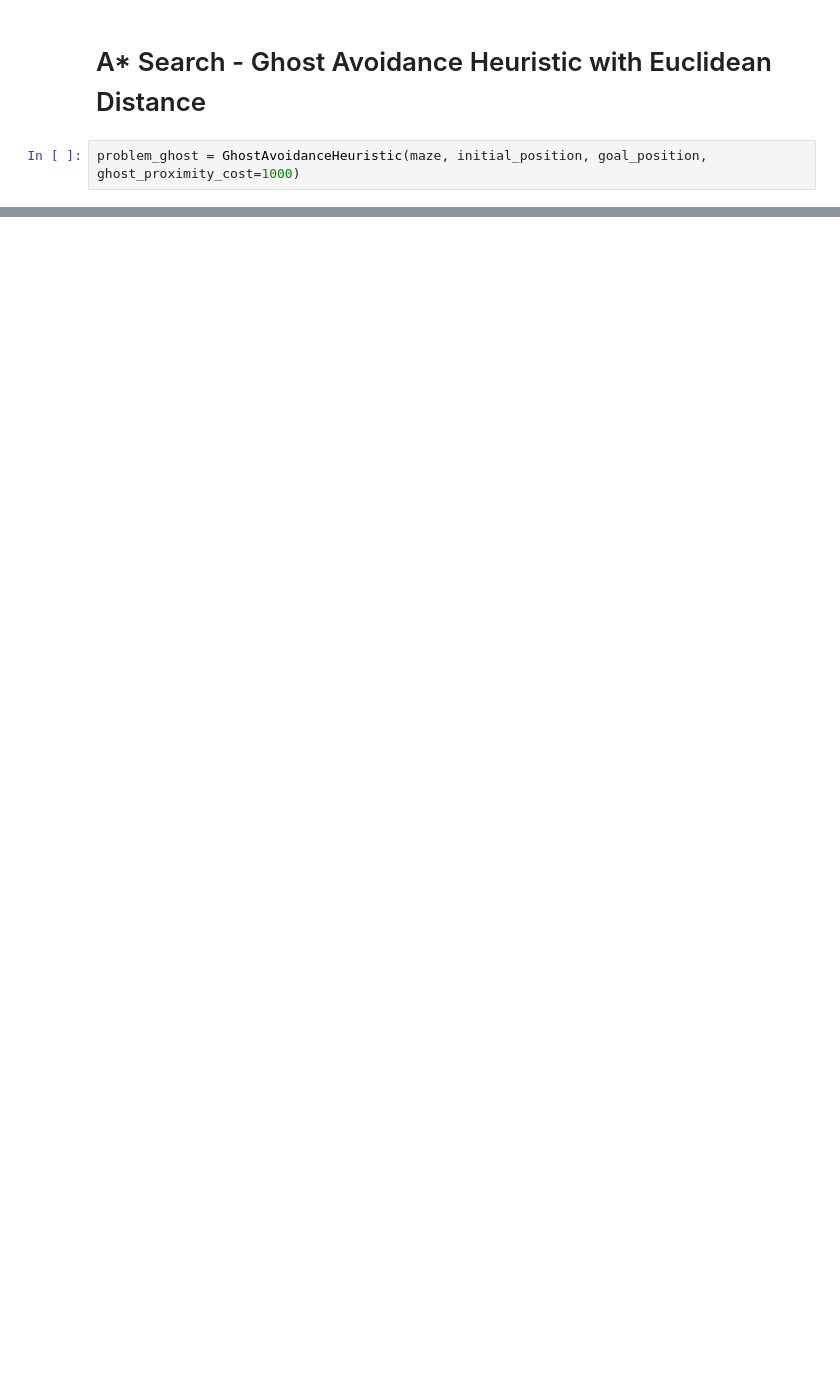
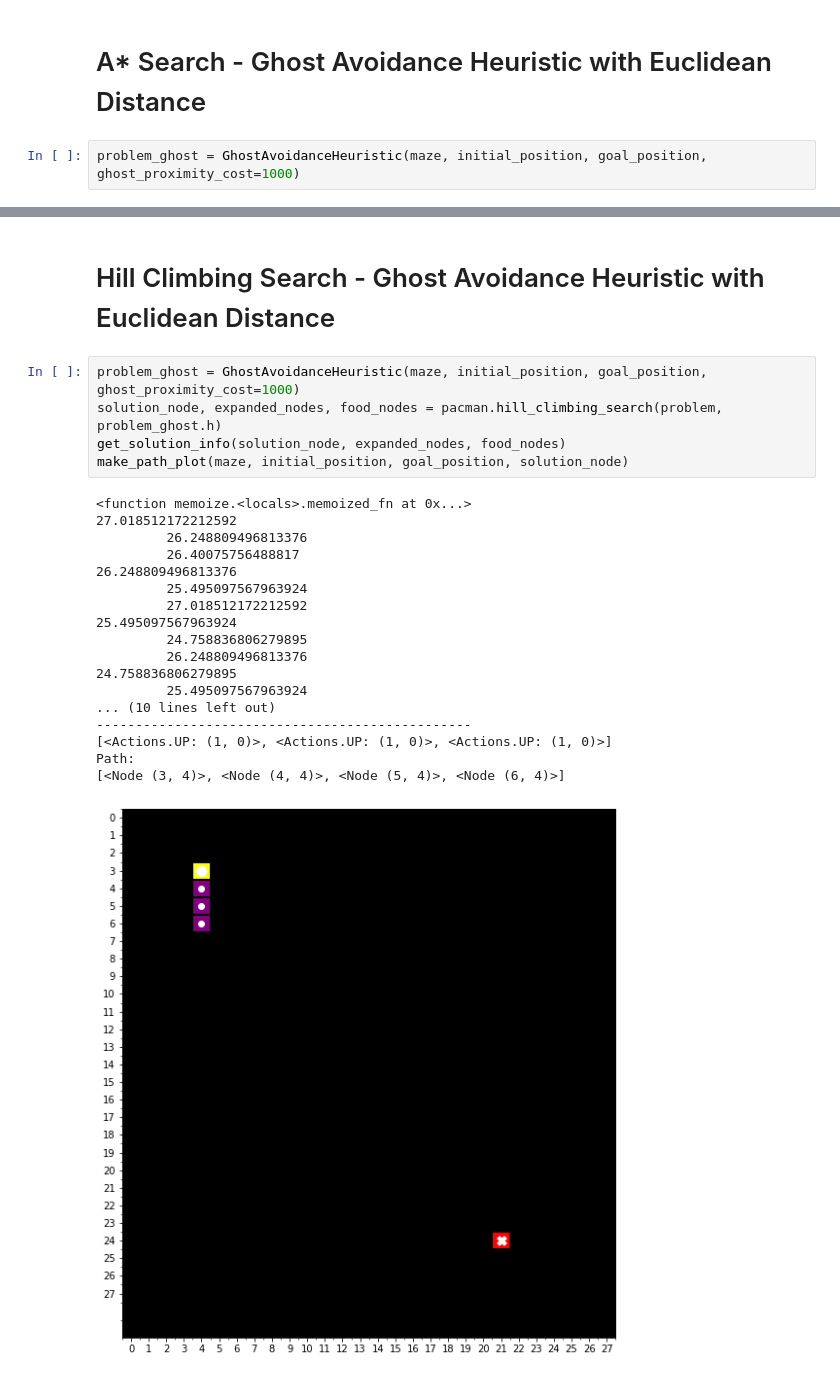
Before and after one commit to carolineap/mo416-2020s1-unicamp, a Jupyter notebook: pacman.ipynb, the cells around one changed output, grey strips where cells are left out. Saved outputs shown, nothing was run; the diff lists cells and outputs as text; blank space fills up the shorter version.

```diff
--- a/pacman.ipynb
+++ b/pacman.ipynb
@@ -139,0 +255,26 @@ make_path_plot(maze, initial_position, goal_position, solution_node)
+# %% [markdown]
+# Hill Climbing Search - Ghost Avoidance Heuristic with Euclidean Distance
+# %%
+problem_ghost = GhostAvoidanceHeuristic(maze, initial_position, goal_position, ghost_proximity_cost=1000)
+solution_node, expanded_nodes, food_nodes = pacman.hill_climbing_search(problem, problem_ghost.h)
+get_solution_info(solution_node, expanded_nodes, food_nodes)
+make_path_plot(maze, initial_position, goal_position, solution_node)
+# %% [output]
+<function memoize.<locals>.memoized_fn at 0x...>
+27.018512172212592
+         26.248809496813376
+         26.40075756488817
+26.248809496813376
+         25.495097567963924
+         27.018512172212592
+25.495097567963924
+         24.758836806279895
+         26.248809496813376
+24.758836806279895
+         25.495097567963924
+... (10 lines left out)
+------------------------------------------------
+[<Actions.UP: (1, 0)>, <Actions.UP: (1, 0)>, <Actions.UP: (1, 0)>]
+Path:
+[<Node (3, 4)>, <Node (4, 4)>, <Node (5, 4)>, <Node (6, 4)>]
+[figure, added]
```
Also changed, not shown: parts of 10 cells of this notebook, 2 other files.
